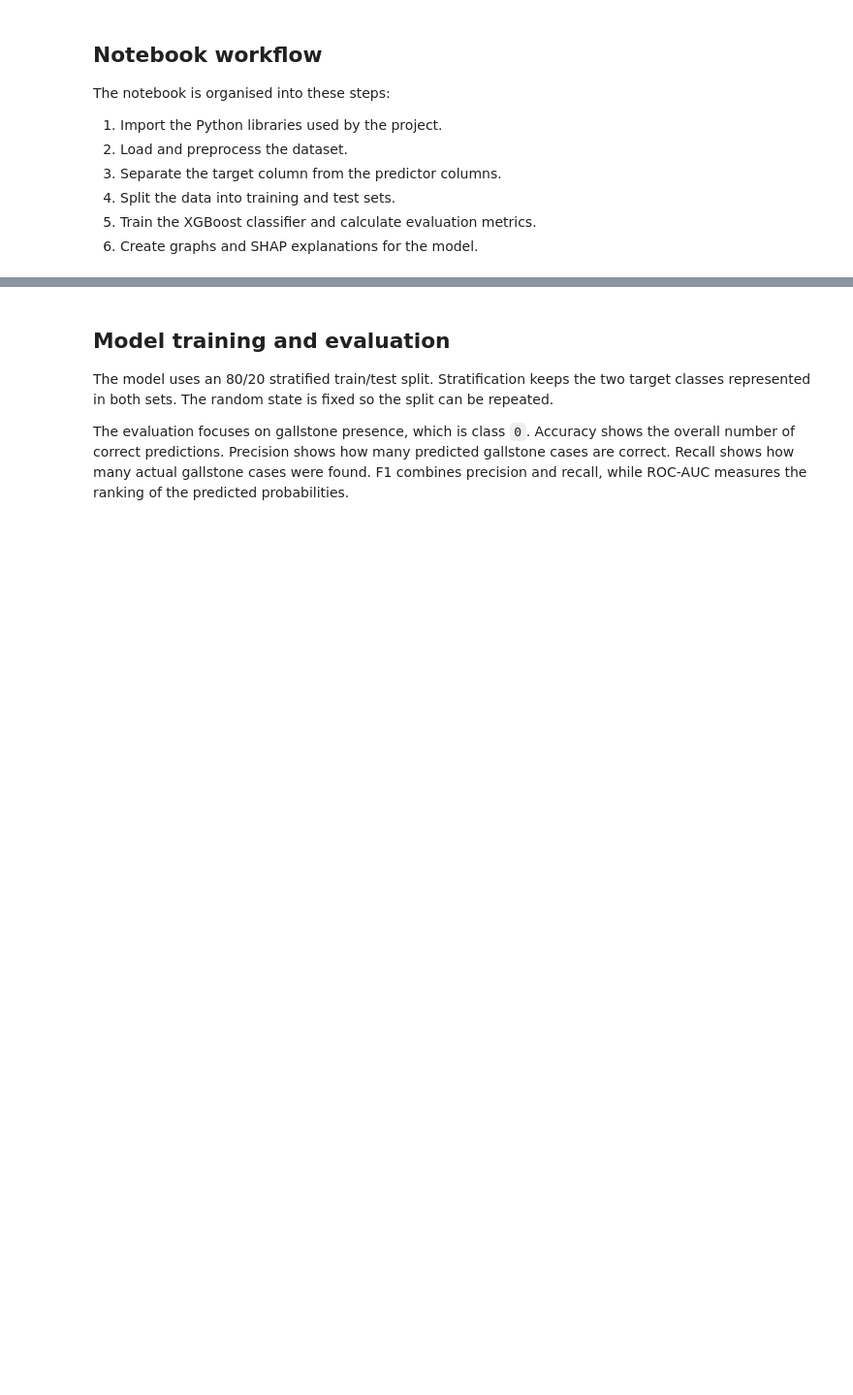
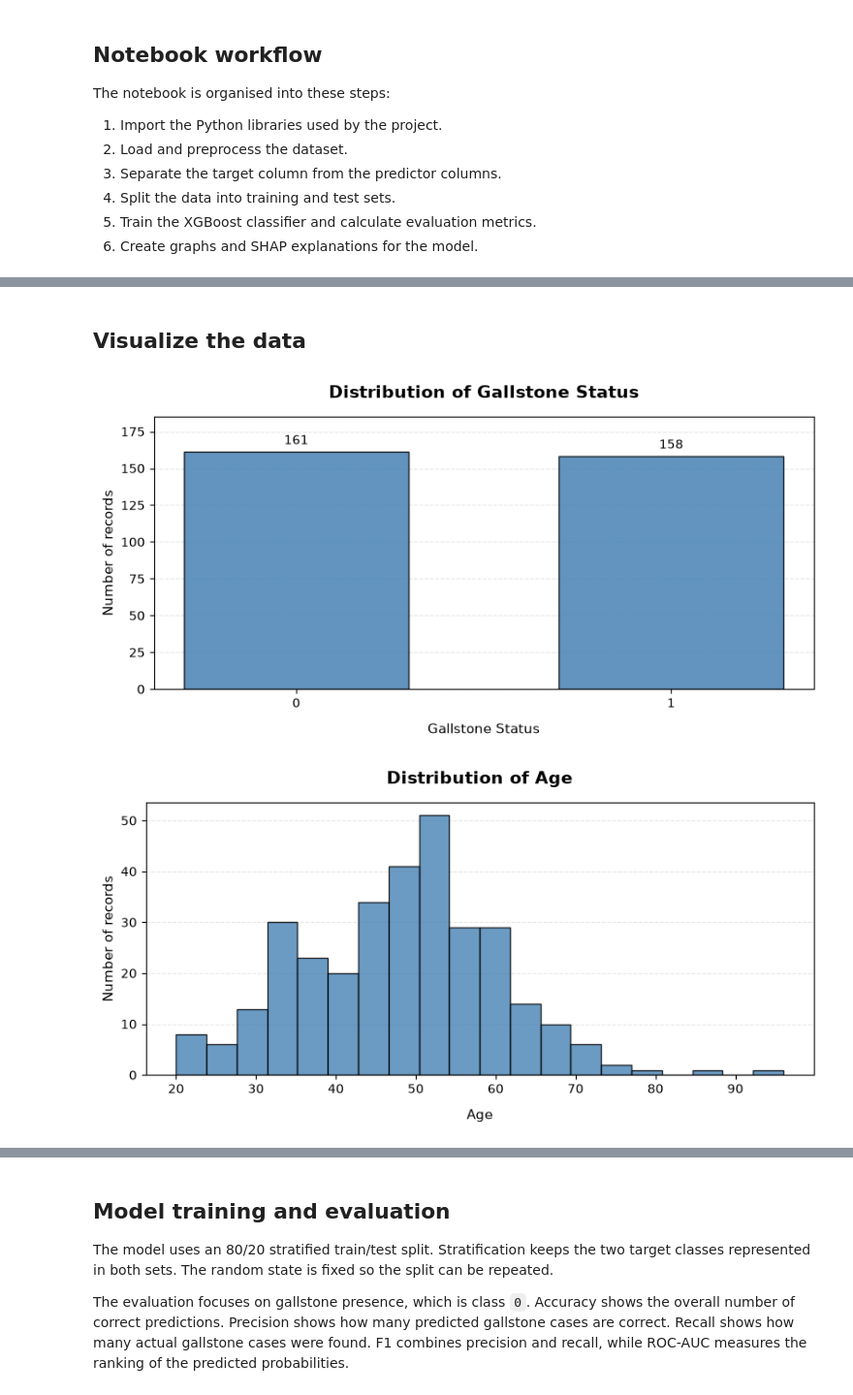
Before and after one commit to xeloyzus/Machine-Learning, a Jupyter notebook: Gallastone_ML.ipynb, the cells around one changed output, grey strips where cells are left out. Shown at 97% size. Cells and saved outputs as stored; diff of their text form; code cells hidden in the pictures; blank space fills up the shorter version.

```diff
--- a/Gallastone_ML.ipynb
+++ b/Gallastone_ML.ipynb
@@ -80,0 +95,21 @@ class DatasetLoader:
+# %%
+class DataProcessor:
+    """Prepare the data for XGBoost."""
+
+    def __init__(self, data):
+        self.data = data
+
+    def process(self):
+        """Make sure all columns contain numeric values."""
+        data = self.data.apply(pd.to_numeric)
+        if not np.isfinite(data.to_numpy()).all():
+            raise ValueError("Dataset contains missing or infinite values.")
+        if set(data["Gallstone Status"].unique()) != {0, 1}:
+            raise ValueError("Expected both target classes: 0 and 1.")
+        return data
+
+    def split_features_and_target(self, target_column="Gallstone Status"):
+        """Separate the target from the input features."""
+        features = self.data.drop(columns=[target_column])
+        target = self.data[target_column]
+        return features, target
@@ -97,0 +432,15 @@ class DataProcessor:
+# %% [markdown]
+## Visualize the data
+# %%
+visualizer = DataVisualizer(processed_data)
+visualizer.plot_target_distribution(target="Gallstone Status")
+plt.show()
+
+visualizer.plot_feature_distribution(feature="Age")
+plt.show()
+
+visualizer.plot_correlation_matrix()
+plt.show()
+# %% [output]
+[figure, added]
+[figure, added]
```
Also changed, not shown: parts of 19 cells of this notebook, 1 other file.
